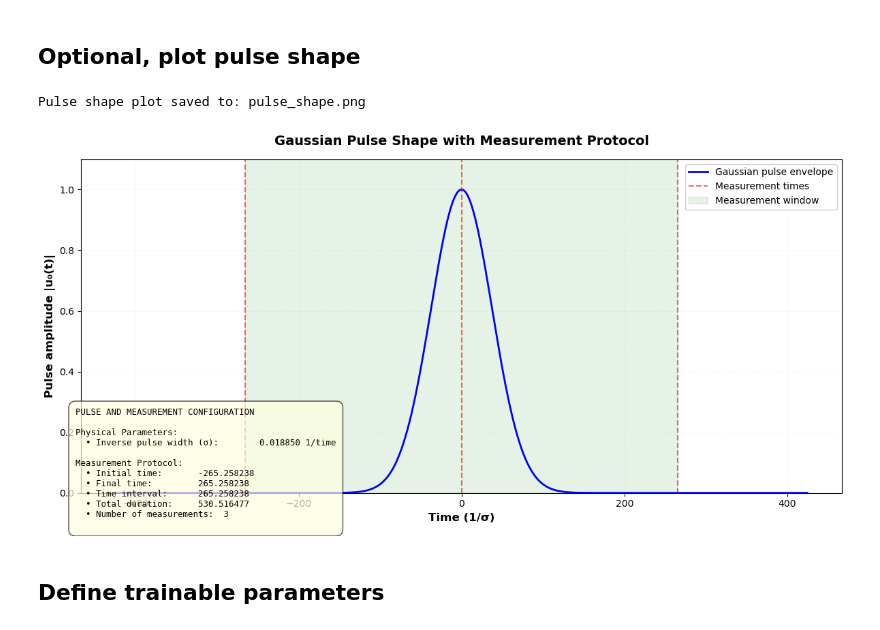
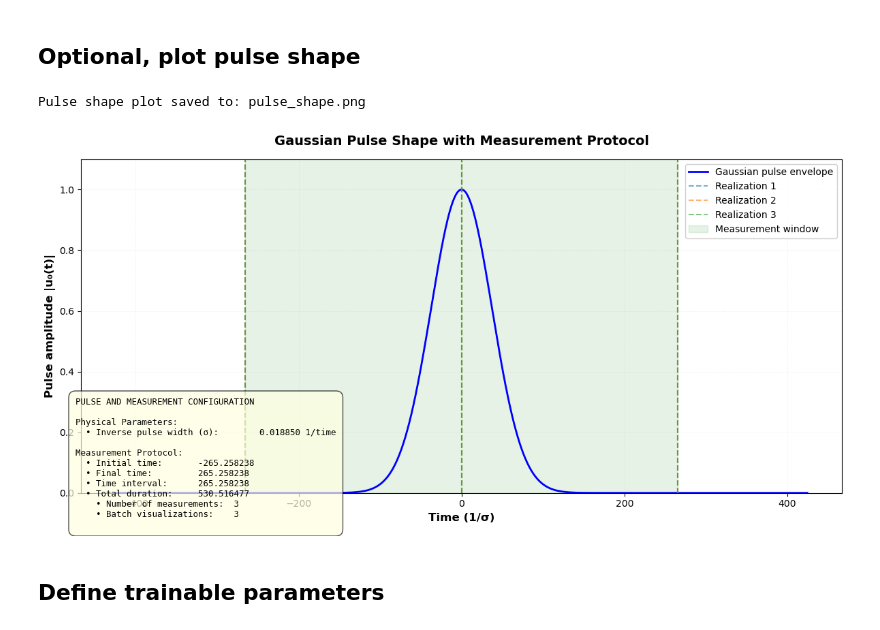
Before and after one commit to Simone-Bordoni/Quantum-sensing-QML, a Jupyter notebook: examples/example_optimization.ipynb, the cells around one changed output. Drawn from its saved outputs; the diff is of its cells as text; code cells hidden in the pictures.

```diff
--- a/examples/example_optimization.ipynb
+++ b/examples/example_optimization.ipynb
@@ -80,14 +80,15 @@ SYSTEM STATUS
 # %%
 from qsopt.utils.visualization import plot_pulse_shape_with_measurements
 
 fig = plot_pulse_shape_with_measurements(
     exp_params=exp_parameters,
-    save_path='pulse_shape.png'
+    save_path='pulse_shape.png',
+    batch_size=3
 )
 fig.show()
 # %% [output]
 Pulse shape plot saved to: pulse_shape.png
-[figure, old version]
+[figure, new version]
 # %% [markdown]
 ## Define trainable parameters
 # %%
```
Also changed, not shown: parts of 3 cells of this notebook, 20 other files.
